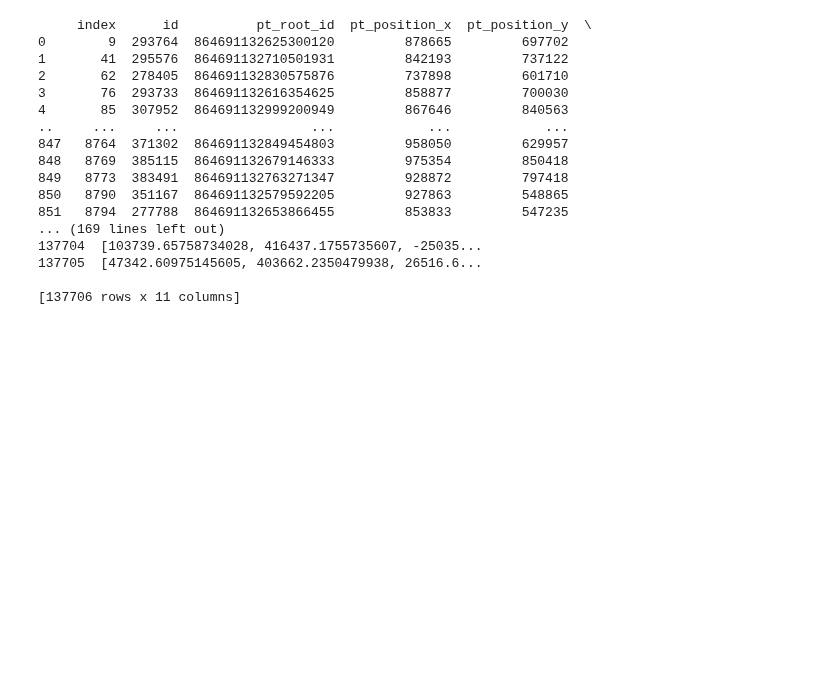
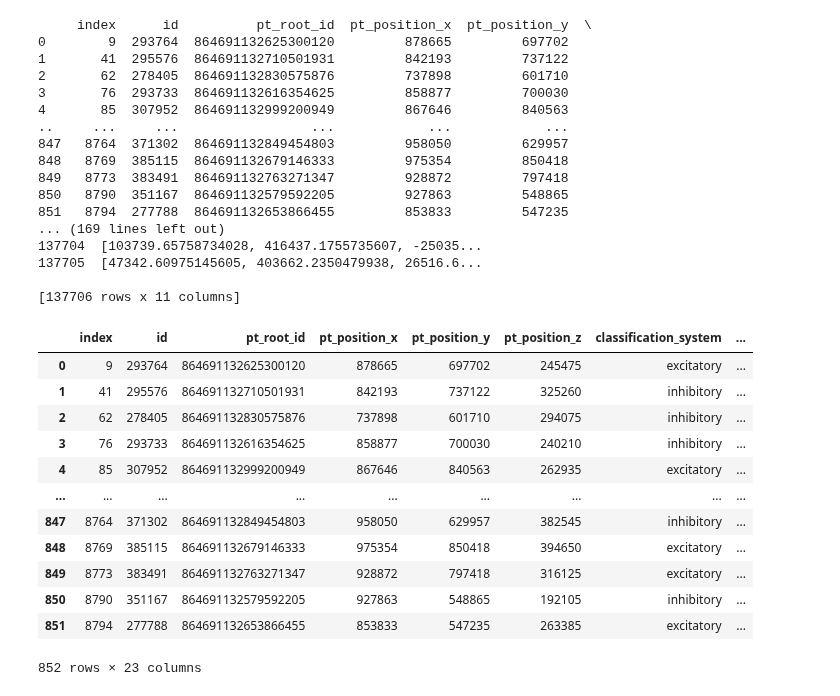
Before and after one commit to Jawagnercarena/Assembly_Organization, a Jupyter notebook: AssemblyPaperFigures/FigureCode/Figure5/distance_analysis.ipynb, the cells around one changed output. Cells and saved outputs as stored; diff of their text form; code cells hidden in the pictures; blank space fills up the shorter version.

```diff
--- a/AssemblyPaperFigures/FigureCode/Figure5/distance_analysis.ipynb
+++ b/AssemblyPaperFigures/FigureCode/Figure5/distance_analysis.ipynb
@@ -54,4 +54,20 @@ Generating Connectome...
 cell_table = tables['structural']['pre_cell']
 
 weight_matrix = tables['structural']['summed_size_connectome']
+# %%
+cell_table
+# %% [output]
+|  | index | id | pt_root_id | pt_position_x | pt_position_y | pt_position_z | classification_system | ... |
+| 0 | 9 | 293764 | 864691132625300120 | 878665 | 697702 | 245475 | excitatory | ... |
+| 1 | 41 | 295576 | 864691132710501931 | 842193 | 737122 | 325260 | inhibitory | ... |
+| 2 | 62 | 278405 | 864691132830575876 | 737898 | 601710 | 294075 | inhibitory | ... |
+| 3 | 76 | 293733 | 864691132616354625 | 858877 | 700030 | 240210 | inhibitory | ... |
+| 4 | 85 | 307952 | 864691132999200949 | 867646 | 840563 | 262935 | excitatory | ... |
+| ... | ... | ... | ... | ... | ... | ... | ... | ... |
+| 847 | 8764 | 371302 | 864691132849454803 | 958050 | 629957 | 382545 | inhibitory | ... |
+| 848 | 8769 | 385115 | 864691132679146333 | 975354 | 850418 | 394650 | excitatory | ... |
+| 849 | 8773 | 383491 | 864691132763271347 | 928872 | 797418 | 316125 | excitatory | ... |
+| 850 | 8790 | 351167 | 864691132579592205 | 927863 | 548865 | 192105 | inhibitory | ... |
+| 851 | 8794 | 277788 | 864691132653866455 | 853833 | 547235 | 263385 | excitatory | ... |
+852 rows × 23 columns
 # %%
```
Also changed, not shown: parts of 3 cells of this notebook.
